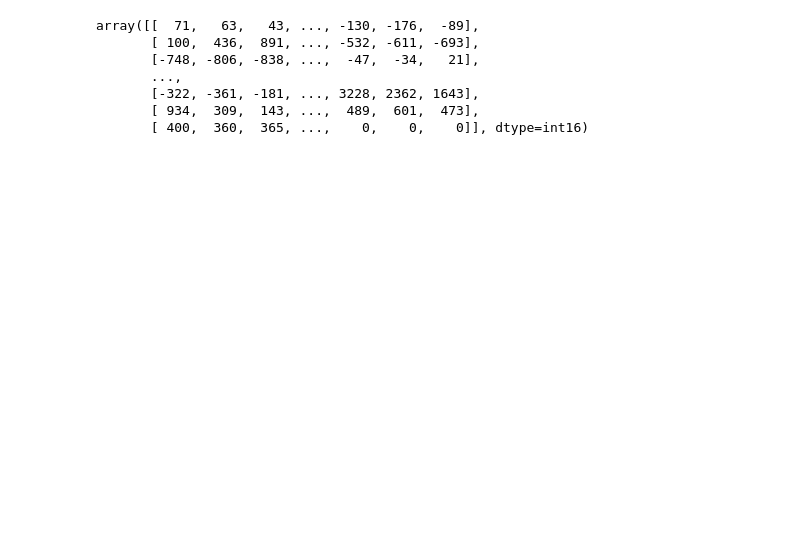
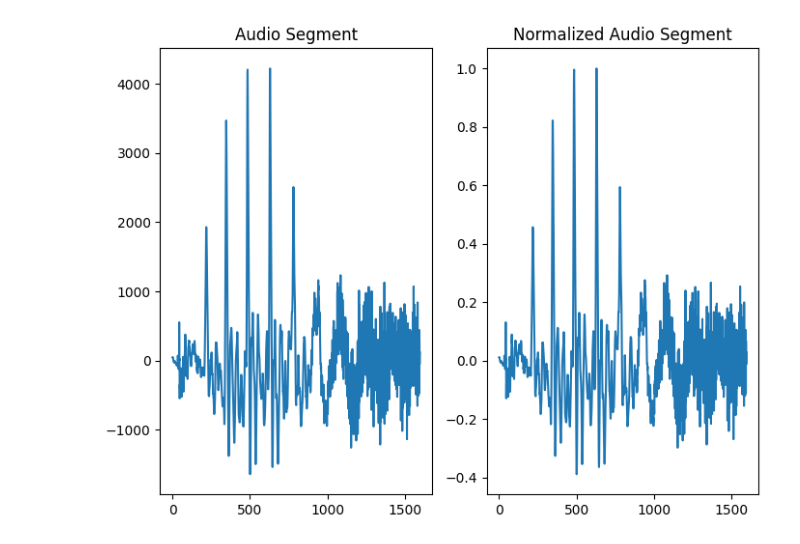
Before and after one commit to ashfaq1701/male-female-voice-classification, a Jupyter notebook: main.ipynb, the cells around one changed output. Drawn from its saved outputs; the diff is of its cells as text; code cells hidden in the pictures; blank space fills up the shorter version.

Commit message:
Plot audio files

```diff
--- a/main.ipynb
+++ b/main.ipynb
@@ -17,12 +18,22 @@ def get_sliced_audio_samples(path, slice_duration):
     decoder_func = lambda segment: segment.get_array_of_samples()
     return np.array([decoder_func(audio_slice) for audio_slice in audio_slices])
 # %%
-get_sliced_audio_samples("males/0.wav", SLICE_DURATION)
+slices = get_sliced_audio_samples("males/0.wav", SLICE_DURATION)
-# %% [output]
-array([[  71,   63,   43, ..., -130, -176,  -89],
-       [ 100,  436,  891, ..., -532, -611, -693],
-       [-748, -806, -838, ...,  -47,  -34,   21],
-       ...,
-       [-322, -361, -181, ..., 3228, 2362, 1643],
-       [ 934,  309,  143, ...,  489,  601,  473],
-       [ 400,  360,  365, ...,    0,    0,    0]], dtype=int16)
+# %%
+def normalize_samples(audio_slice):
+    max_sample = max(audio_slice)
+    return audio_slice / max_sample if max_sample > 0 else audio_slice
+# %%
+random_slice = slices[np.random.randint(len(slices))]
+normalized_slice = normalize_samples(random_slice)
+# %%
+plt.figure(figsize=(8, 6))
+plt.subplot(1, 2, 1)
+plt.title('Audio Segment')
+plt.plot(random_slice)
+plt.subplot(1, 2, 2)
+plt.title('Normalized Audio Segment')
+plt.plot(normalized_slice)
+plt.show()
+# %% [output]
+[figure, added]
```
Also changed, not shown: parts of 1 cell of this notebook, 2 other files.
